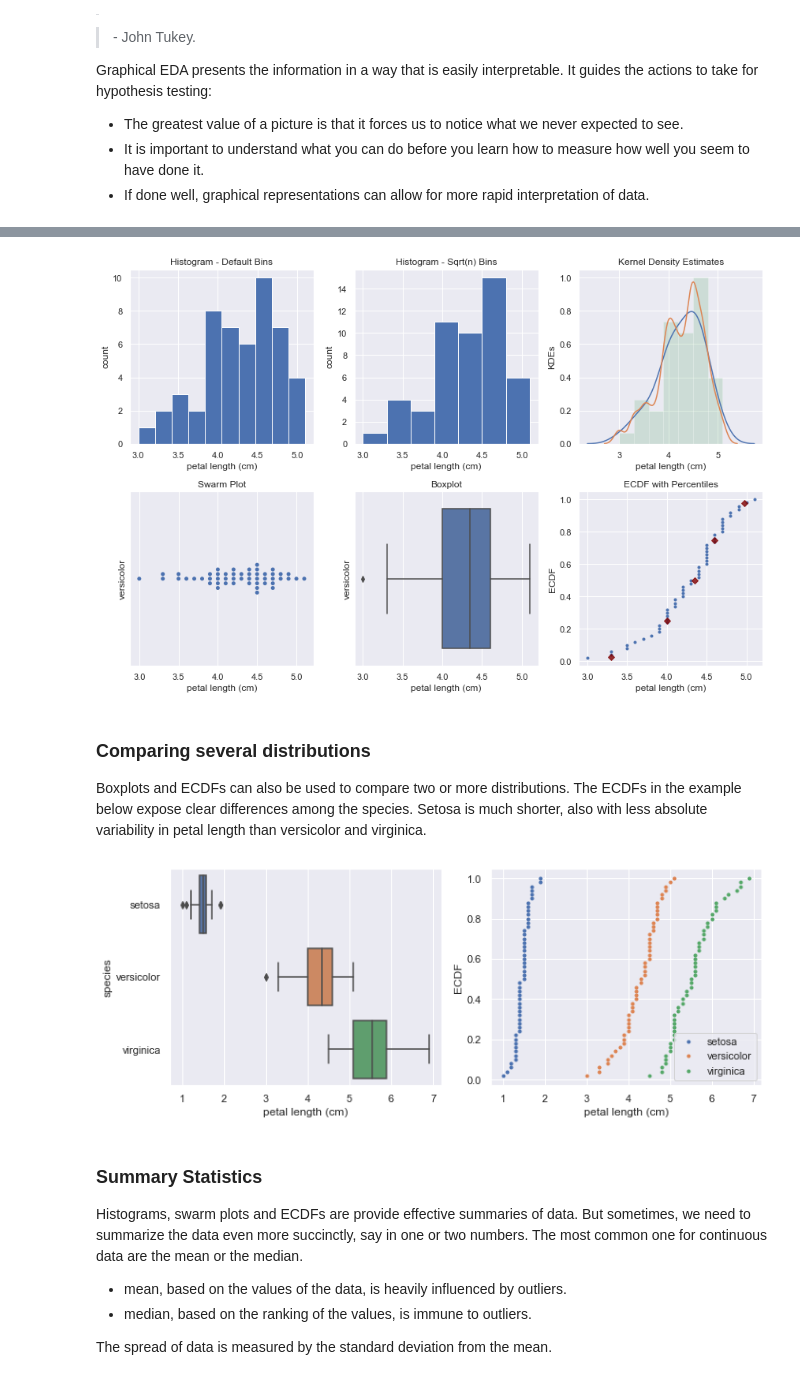
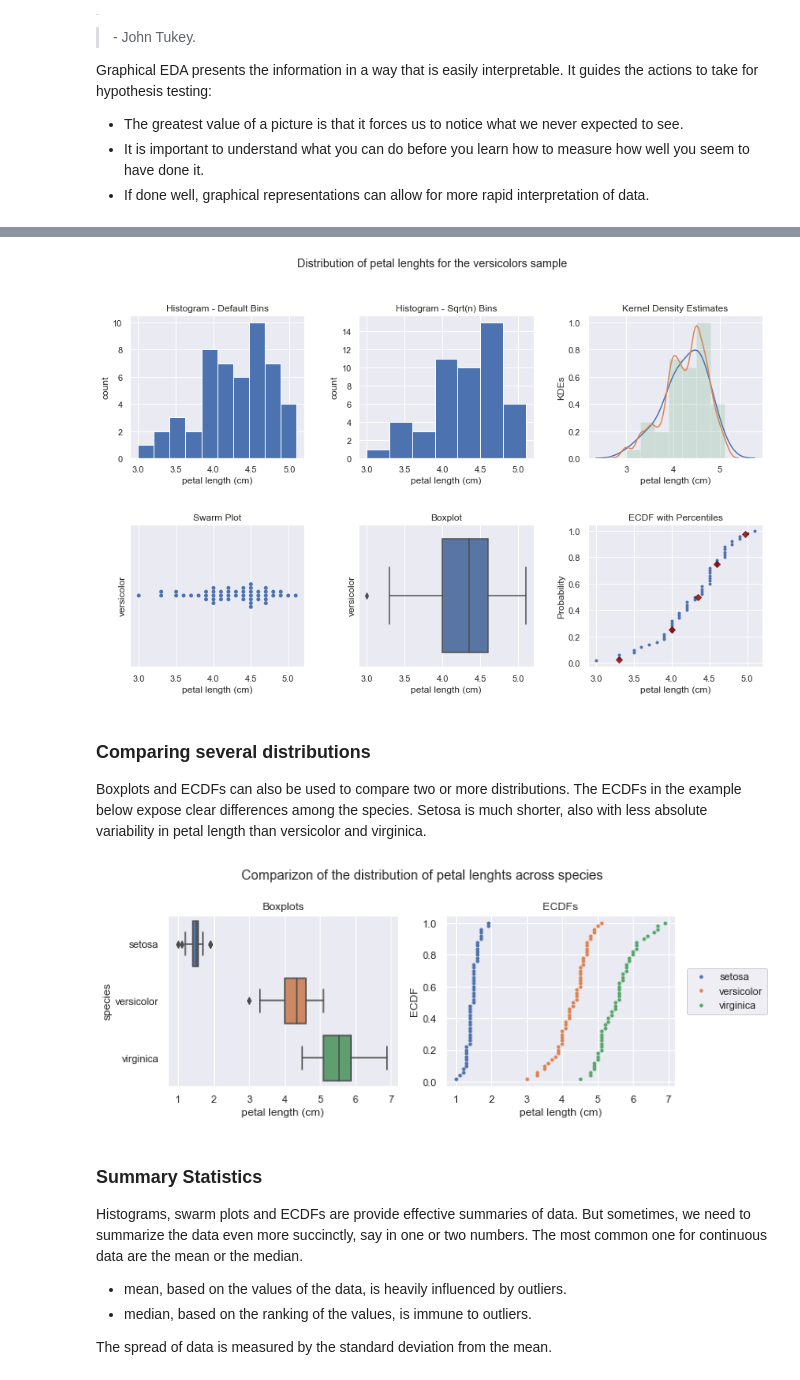
Before and after one commit to sebastienplat/sebastienplat.github.io, a Jupyter notebook: _posts_notebooks/data_science_101/HypTesting2.ipynb, the cells around one changed output, grey strips where cells are left out. Saved outputs shown, nothing was run; the diff lists cells and outputs as text; code cells hidden in the pictures.

```diff
--- a/_posts_notebooks/data_science_101/HypTesting2.ipynb
+++ b/_posts_notebooks/data_science_101/HypTesting2.ipynb
@@ -69,8 +80,12 @@ def ecdf(data):
 
     return x, y
 # %%
+# load & format iris dataset
+iris = datasets.load_iris()
 iris_df = pd.DataFrame(iris.data, columns = iris.feature_names)
 iris_df['species'] = [iris.target_names[i] for i in iris.target]
+
+# petal lenghts of each species
 setosa_petal_length = iris_df.loc[iris_df['species'] == 'setosa', 'petal length (cm)'].to_numpy()
 versicolor_petal_length = iris_df.loc[iris_df['species'] == 'versicolor', 'petal length (cm)'].to_numpy()
 virginica_petal_length = iris_df.loc[iris_df['species'] == 'virginica', 'petal length (cm)'].to_numpy()
@@ -78,20 +93,23 @@ virginica_petal_length = iris_df.loc[iris_df['species'] == 'virginica', 'petal l
 # fig
 fig, [[ax00, ax01, ax02], [ax10, ax11, ax12]] = plt.subplots(nrows=2, ncols=3, figsize = (3 * 4, 2 * 4))
 
+# paramters
+len_vers = len(versicolor_petal_length)
+percentiles = np.array([2.5, 25, 50, 75, 97.5])
+
 # Plot histograms, swarmplot & boxplot
 _ = ax00.hist(versicolor_petal_length)
-_ = ax01.hist(versicolor_petal_length, bins=int(np.sqrt(n_data)))
+_ = ax01.hist(versicolor_petal_length, bins=int(np.sqrt(len_vers)))
 _ = sns.swarmplot(y='species', x='petal length (cm)', data=iris_df.loc[iris_df['species'] == 'versicolor'], ax=ax10)
 _ = sns.boxplot(y='species', x='petal length (cm)', data=iris_df.loc[iris_df['species'] == 'versicolor'], ax=ax11)
 
 # kde with several smoothing bandwidths
 _ = sns.kdeplot(versicolor_petal_length, ax=ax02)
 _ = sns.kdeplot(versicolor_petal_length, bw=.1, ax=ax02)
-_ = ax02.hist(versicolor_petal_length, bins=int(np.sqrt(n_data)), alpha=0.2, normed=True)
+_ = ax02.hist(versicolor_petal_length, bins=int(np.sqrt(len_vers)), alpha=0.2, normed=True)
 
 # ecdf with percentiles
 x_vers, y_vers = ecdf(versicolor_petal_length)
-percentiles = np.array([2.5, 25, 50, 75, 97.5])
 ptiles_vers = np.percentile(versicolor_petal_length, percentiles)
 _ = ax12.plot(x_vers, y_vers, marker = '.', linestyle = 'none')
 _ = ax12.plot(ptiles_vers, percentiles/100, marker='D', color='maroon', linestyle='none', alpha=0.8)
@@ -106,7 +124,7 @@ for ax in (ax10, ax11):
     _ = ax.set_ylabel('versicolor', rotation=90)
 
 _ = ax02.set_ylabel('KDEs')
-_ = ax12.set_ylabel('ECDF')
+_ = ax12.set_ylabel('Probability')
 
 # titles
 _ = ax00.set_title('Histogram - Default Bins')
@@ -116,9 +134,11 @@ _ = ax10.set_title('Swarm Plot')
 _ = ax11.set_title('Boxplot')
 _ = ax12.set_title('ECDF with Percentiles')
 
-plt.tight_layout()
+_ = fig.suptitle('Distribution of petal lenghts for the versicolors sample')
+
+plt.tight_layout(rect=[0, 0, 1, 0.9], h_pad=3, w_pad=2.5)
 # %% [output]
-[figure, old version]
+[figure, new version]
 # %% [markdown]
 ### Comparing several distributions
 
@@ -126,24 +146,34 @@ Boxplots and ECDFs can also be used to compare two or more distributions. The EC
 # %%
 # fig
 fig, (ax1, ax2) = plt.subplots(nrows=1, ncols=2, figsize = (2 *5, 1 * 4))
 
 # boxplots
 _ = sns.boxplot(y='species', x='petal length (cm)', data=iris_df, ax=ax1)
 
 # compared ecdfs
 x_seto, y_seto = ecdf(setosa_petal_length)
 x_virg, y_virg = ecdf(virginica_petal_length)
-_ = ax2.plot(x_seto, y_seto, marker = '.', linestyle = 'none')
-_ = ax2.plot(x_vers, y_vers, marker = '.', linestyle = 'none')
-_ = ax2.plot(x_virg, y_virg, marker = '.', linestyle = 'none')
+_ = ax2.plot(x_seto, y_seto, marker='.', linestyle='none', label='setosa')
+_ = ax2.plot(x_vers, y_vers, marker='.', linestyle='none', label='versicolor')
+_ = ax2.plot(x_virg, y_virg, marker='.', linestyle='none', label='virginica')
 
-ax2.legend(('setosa', 'versicolor', 'virginica'), loc='lower right')
+# labels
 _ = ax2.set_xlabel('petal length (cm)')
 _ = ax2.set_ylabel('ECDF')
 
-plt.tight_layout()
+# titles
+_ = ax1.set_title('Boxplots')
+_ = ax2.set_title('ECDFs')
+
+fig.suptitle('Comparizon of the distribution of petal lenghts across species')
+
+# legend
+handles, labels = ax2.get_legend_handles_labels()
+
+plt.tight_layout(rect=[0, 0, 0.9, 0.9])
+_ = fig.legend(handles, labels, loc='right', bbox_to_anchor=(1.02, 0.5))
 # %% [output]
-[figure, old version]
+[figure, new version]
 # %% [markdown]
 ### Summary Statistics
 
```
Also changed, not shown: parts of 9 cells of this notebook.
